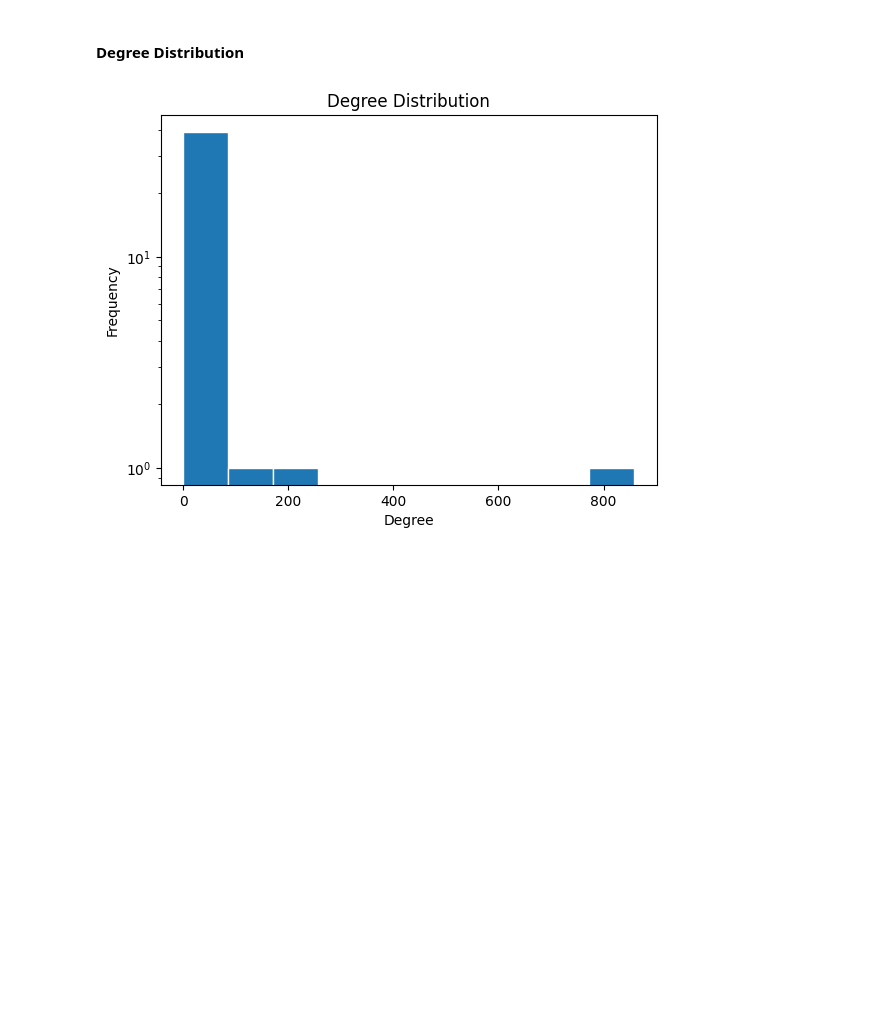
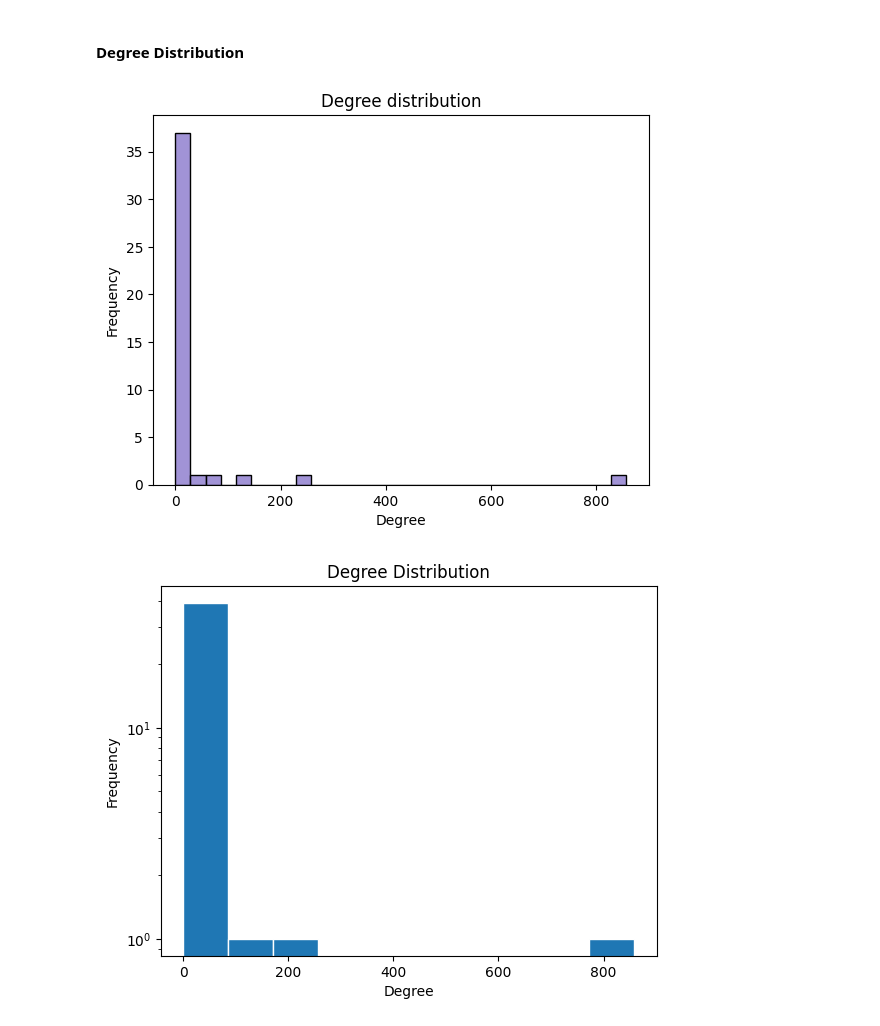
Before and after one commit to ITU-Bumblebees/network_analysis, a Jupyter notebook: Code/project.ipynb, the cells around one changed output. Cells and saved outputs as stored; diff of their text form; code cells hidden in the pictures; blank space fills up the shorter version.

```diff
--- a/Code/project.ipynb
+++ b/Code/project.ipynb
@@ -163,6 +164,17 @@ print(nx.average_clustering(G))
 0.0
 # %% [markdown]
 #### Degree Distribution
+# %%
+degree_freq = nx.degree_histogram(G)
+fig, ax = plt.subplots()
+
+sns.histplot(degree_freq, color = '#826fc9', bins = 30, ax = ax)
+ax.set(title = 'Degree distribution', xlabel = 'Degree', ylabel = 'Frequency');
+
+if savefigs:
+    plt.savefig('../figs/DegreeDistribution.png', bbox_inches = 'tight')
+# %% [output]
+[figure, added]
 # %%
 degree_freq = nx.degree_histogram(G)
 fig, ax = plt.subplots()
```
Also changed, not shown: parts of 8 cells of this notebook, 6 other files.
